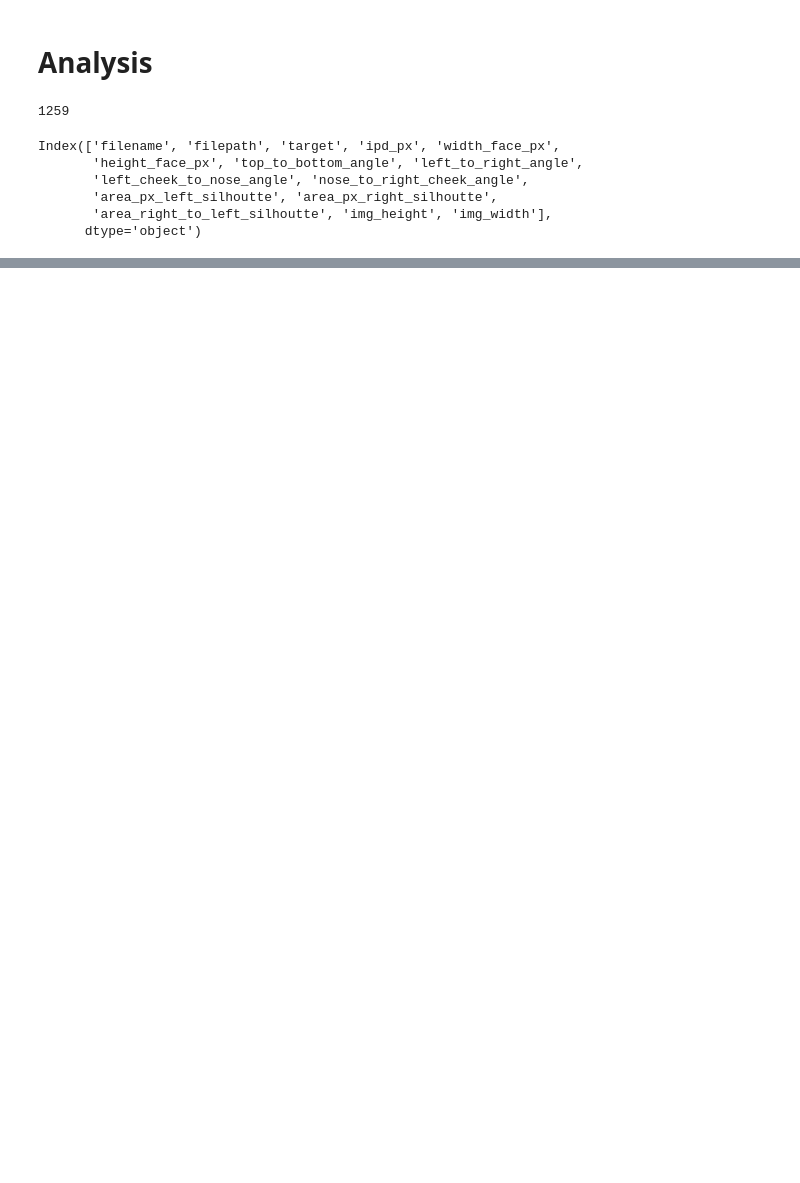
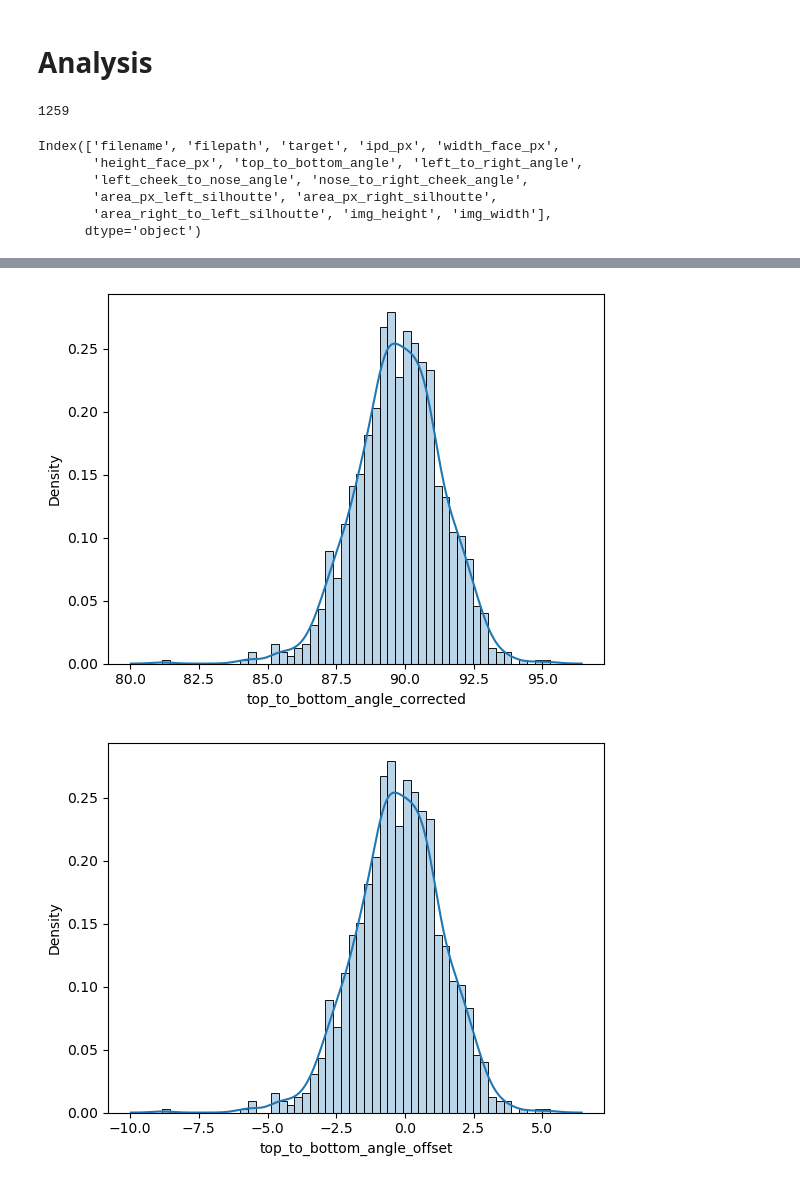
Before and after one commit to DFD-BD/IPD_measuring_app, a Jupyter notebook: analysis_criteria/image_analysis.ipynb, the cells around one changed output, grey strips where cells are left out. Saved outputs shown, nothing was run; the diff lists cells and outputs as text; code cells hidden in the pictures; blank space fills up the shorter version.

```diff
--- a/analysis_criteria/image_analysis.ipynb
+++ b/analysis_criteria/image_analysis.ipynb
@@ -215,0 +209,6 @@ plot_and_save_histogram(df, 'area_silhoutte')
+# %%
+for i in range(len(features_list)):
+    plot_and_save_histogram(df, features_list[i])
+# %% [output]
+[figure, added]
+[figure, added]
```
Also changed, not shown: parts of 19 cells of this notebook, 55 other files.
